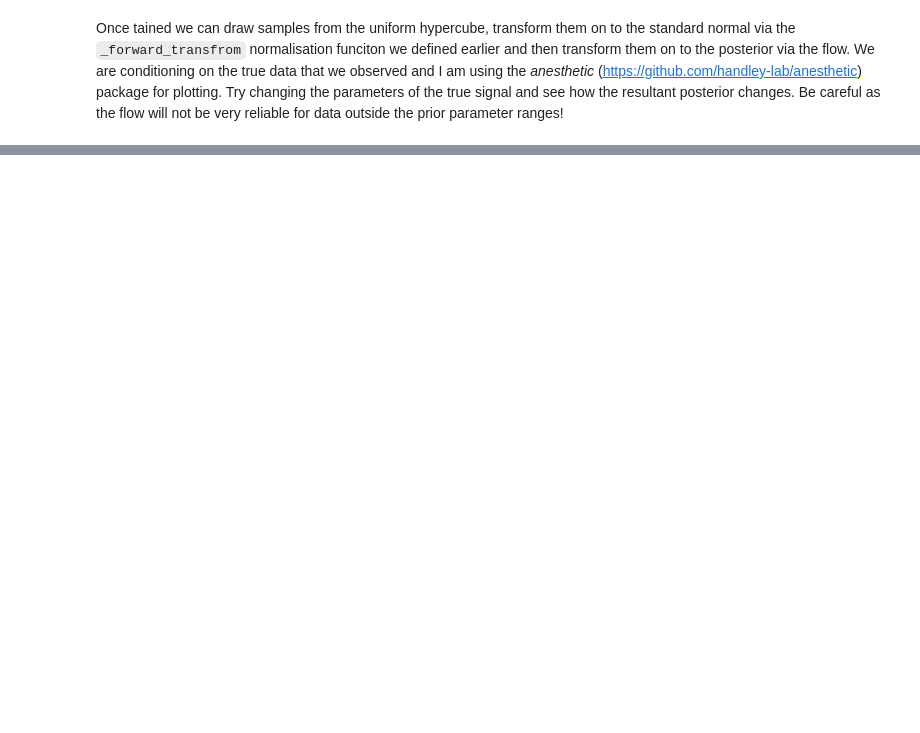
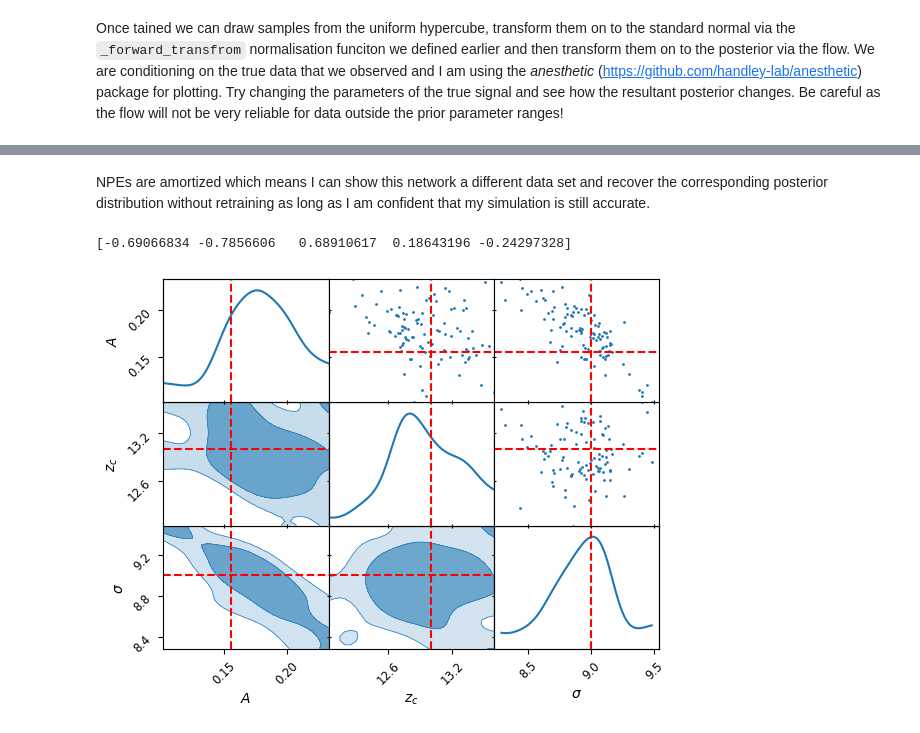
Before and after one commit to htjb/Talks, a Jupyter notebook: Lectures/MPhil_Data_Intensive_Science_Lectures_2024/mphil-lecture-examples/npe/npe.ipynb, the cells around one changed output, grey strips where cells are left out. Drawn from its saved outputs; the diff is of its cells as text; code cells hidden in the pictures; blank space fills up the shorter version.

```diff
--- a/Lectures/MPhil_Data_Intensive_Science_Lectures_2024/mphil-lecture-examples/npe/npe.ipynb
+++ b/Lectures/MPhil_Data_Intensive_Science_Lectures_2024/mphil-lecture-examples/npe/npe.ipynb
@@ -376,0 +373,22 @@ plt.savefig('corner.png', dpi=300, bbox_inches='tight')
+# %% [markdown]
+NPEs are amortized which means I can show this network a different data set and recover the corresponding posterior distribution without retraining as long as I am confident that my simulation is still accurate.
+# %%
+u = np.random.uniform(0, 1, (100, 3)).astype(np.float32)
+true_params = [0.155, 13, 9]
+true_data = gaussian(true_params)
+true_data = (true_data - signals.mean())/signals.std()
+pca_components = np.real(np.dot(true_data, important_eig_vecs).astype(np.float32)).astype(np.float32)
+pca_components = (pca_components - pca.mean())/pca.std()
+print(pca_components)
+samples = __call__(u, pca_components)
+samples = samples.numpy()
+
+from anesthetic import MCMCSamples
+
+samples = MCMCSamples(samples, columns=[r'$A$', r'$z_c$', r'$\sigma$'])
+axes = samples.plot_2d()
+axes.axlines({r'$A$': 0.155, r'$z_c$': 13, r'$\sigma$': 9}, ls='--', c='r')
+plt.savefig('corner_data2.png', dpi=300, bbox_inches='tight')
+# %% [output]
+[-0.69066834 -0.7856606   0.68910617  0.18643196 -0.24297328]
+[figure, added]
```
Also changed, not shown: parts of 3 cells of this notebook, 5 other files.
